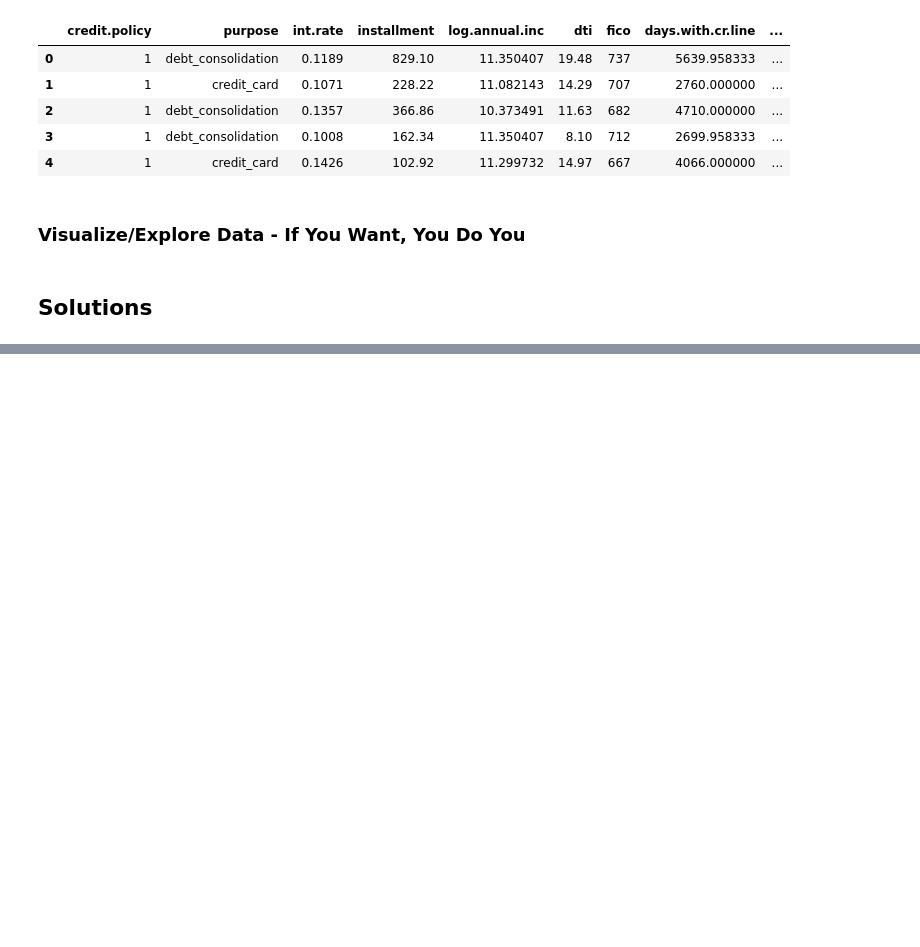
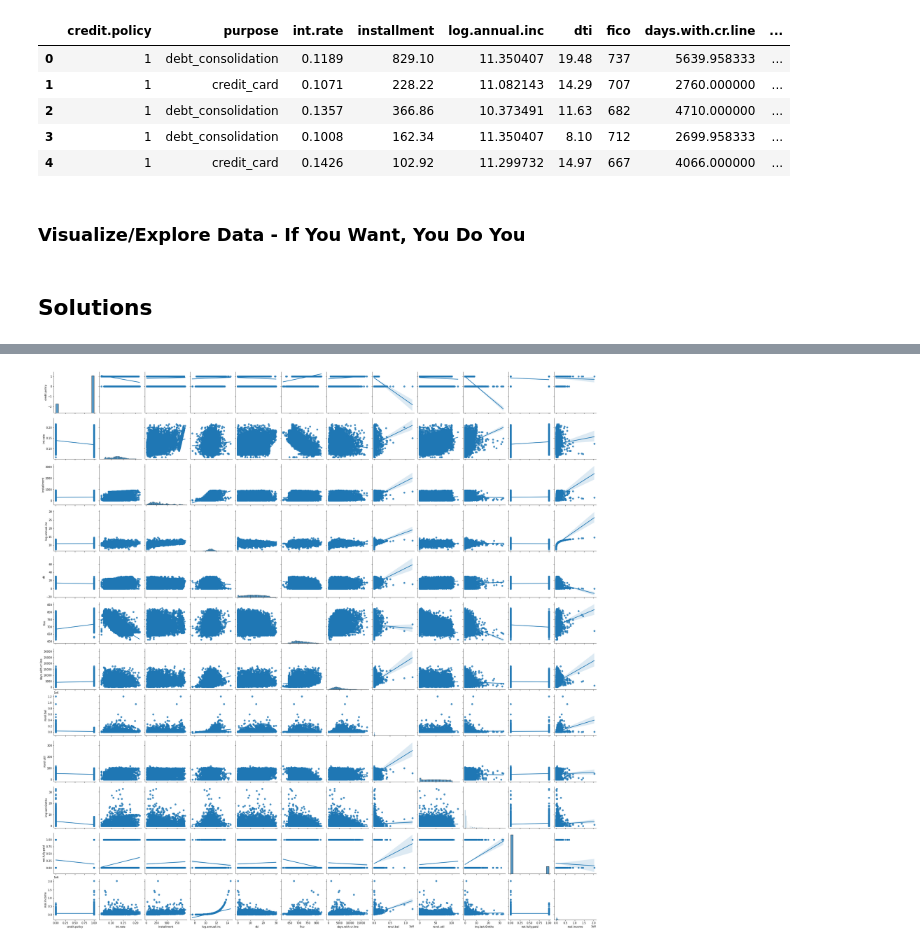
Before and after one commit to CcDenn/DATA_3450_Quiz_2, a Jupyter notebook: quiz_2_1221_start.ipynb, the cells around one changed output, grey strips where cells are left out. Cells and saved outputs as stored; diff of their text form; code cells hidden in the pictures; blank space fills up the shorter version.

```diff
--- a/quiz_2_1221_start.ipynb
+++ b/quiz_2_1221_start.ipynb
@@ -66,0 +136,2 @@ df.head()
+# %%
+df['real.income']=np.exp(df['log.annual.inc'])
@@ -66,0 +191,5 @@ df.head()
+# %%
+sns.pairplot(df, dropna=True, kind="reg")
+plt.show()
+# %% [output]
+[figure, added]
```
Also changed, not shown: parts of 20 cells of this notebook.
